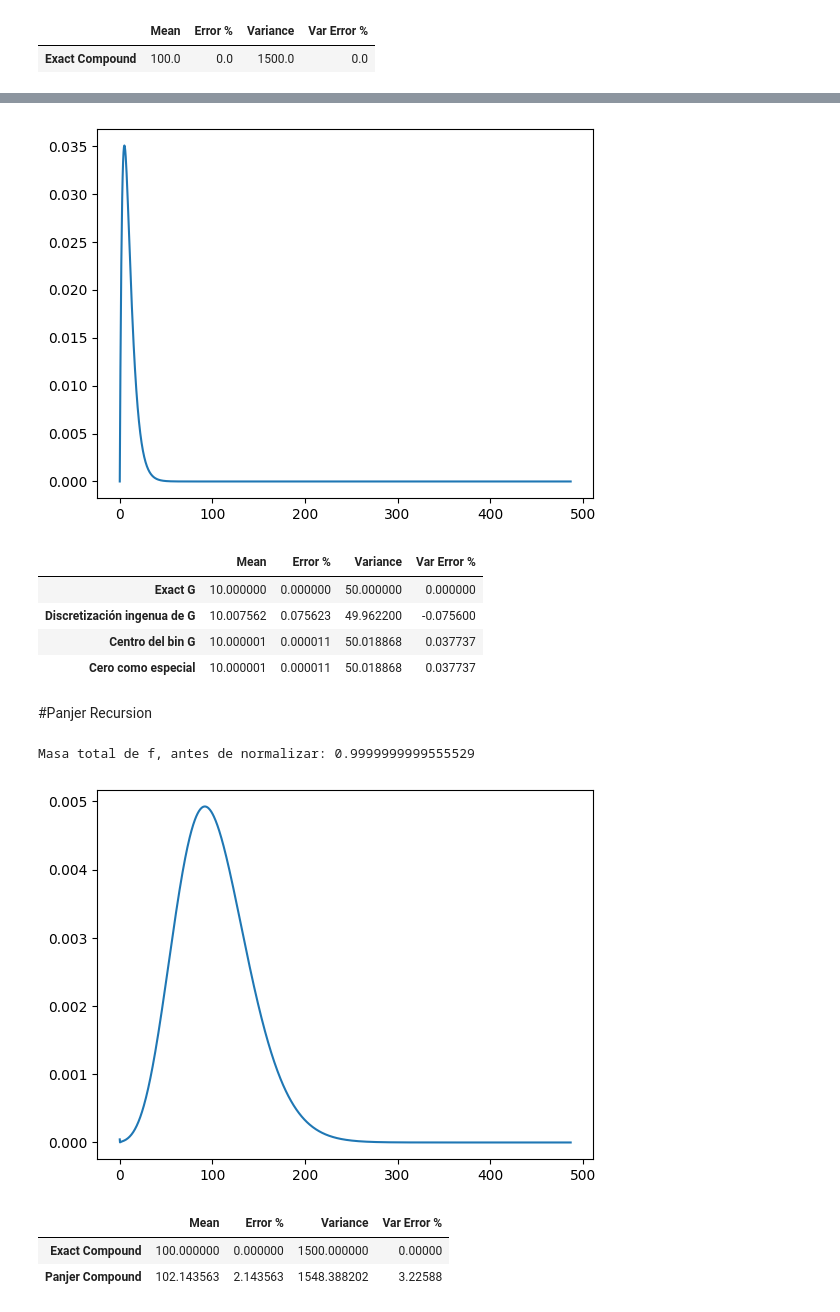
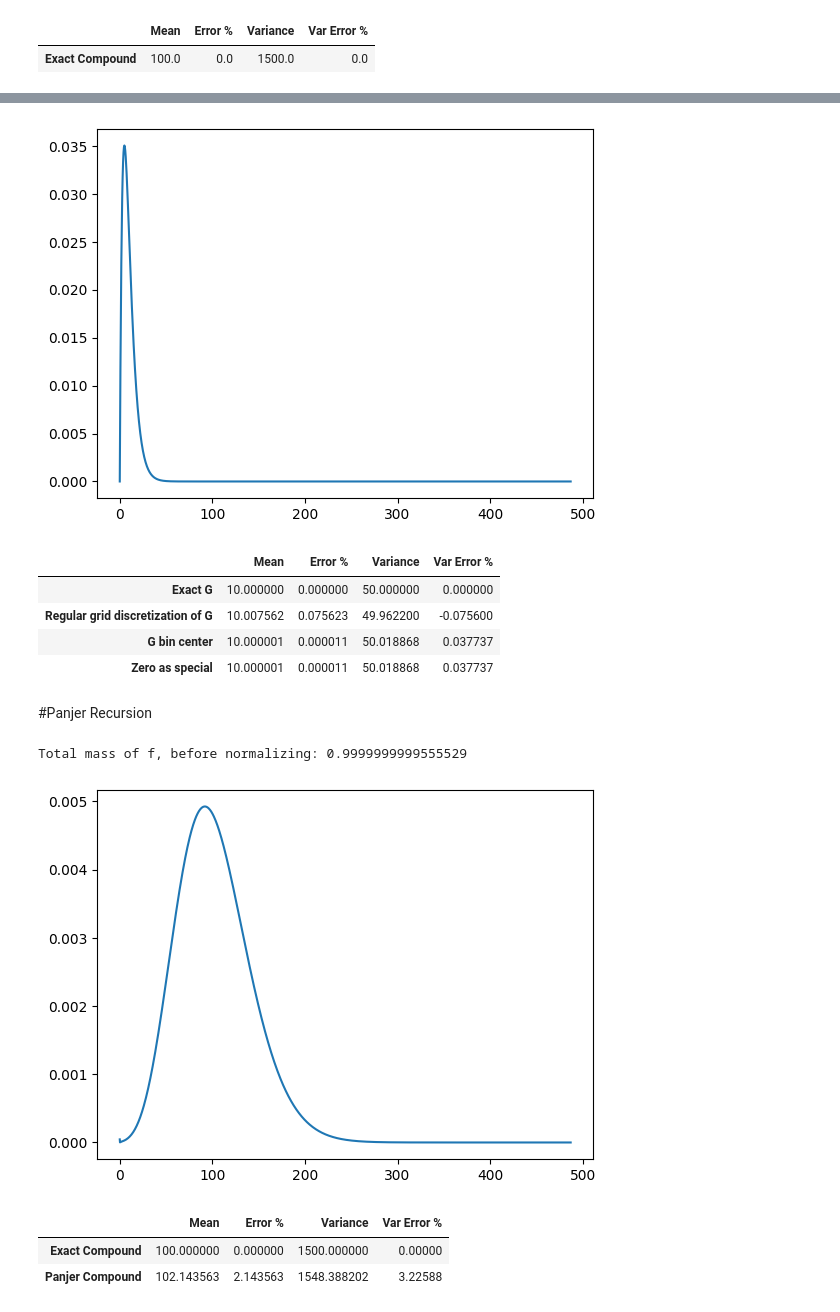
Before and after one commit to adrianaruizmi/finance-portfolio, a Jupyter notebook: CompoundDistributions.ipynb, the cells around one changed output, grey strips where cells are left out. Drawn from its saved outputs; the diff is of its cells as text; code cells hidden in the pictures.

Commit message:
CompoundDistributionsENG.ipynb

```diff
--- a/CompoundDistributions.ipynb
+++ b/CompoundDistributions.ipynb
@@ -63,5 +62,5 @@ Para que la **FFT funcione correctamente**, tanto $f$ como $g$ deben tener la **
 # %%
-# Tanto Panjer como FFT requieren discretización.
+# Both Panjer and FFT require discretization.
 
 g_versions = pd.DataFrame()
 g_versions["Exact G"] = {
@@ -70,18 +69,18 @@ g_versions["Exact G"] = {
 
 vector_len = 1024
 
-# Para determinar hasta dónde discretizar, podemos tomar un cuantil:
+# To determine how far to discretize, we take a quantile:
 G_max = severity_distribution.ppf(0.99999)
 
-# Para F, no conocemos el cuantil, así que tomemos la media más 10 veces la desviación estándar:
+# Since for F, we do not know the quantile, we take the mean plus 10 times the standard deviation:
 F_max = S_mean + 10 * math.sqrt(S_var)
 
-# No sabemos cuál será mayor y tenemos que acomodar el mayor.
+# We order the values
 x_max = max(G_max, F_max)
 
 h = x_max / (vector_len - 1)
 
-# Discretización ingenua:
+# Regular grid discretization
 x_vals = np.linspace(0, x_max, vector_len)  # X-axis range
 g = severity_distribution.pdf(x_vals)
 g /= g.sum()
@@ -89,14 +88,14 @@ g /= g.sum()
 g_mean = np.sum(x_vals * g)
 g_var = np.sum(x_vals**2 * g) - g_mean**2
 
-g_versions["Discretización ingenua de G"] = {
+g_versions["Regular grid discretization of G"] = {
     "Mean": g_mean,
     "Error %": (g_mean-severity_distribution.mean())*100/severity_distribution.mean(),
     "Variance": g_var,
     "Var Error %": (g_var-severity_distribution.var())*100/severity_distribution.var()
     }
 
-# Algo más preciso. Hacer que x sea el centro de los bins y usar la diferencia de la CDF.
+# To be more precise, let x be the center of the bins and use the difference of the CDF.
 x_vals = np.linspace(h/2, x_max+h/2, vector_len)  # X-axis range
 g = severity_distribution.cdf(x_vals+h/2) - severity_distribution.cdf(x_vals-h/2)
 g[0] = severity_distribution.cdf(h) # just in case there is mass at negative points
@@ -106,57 +105,57 @@ g /= g.sum()
 g_mean = np.sum(x_vals * g)
 g_var = np.sum(x_vals**2 * g) - g_mean**2
 
-g_versions["Centro del bin G"] = {
+g_versions["G bin center"] = {
     "Mean": g_mean,
     "Error %": (g_mean-severity_distribution.mean())*100/severity_distribution.mean(),
     "Variance": g_var,
     "Var Error %": (g_var-severity_distribution.var())*100/severity_distribution.var()
     }
 
 
-# Tratar el cero como especial. g[0] = G(0). g[k] = masa de G en x ( h (k - 1), h k]
+# Treat zero as special. g[0] = G(0). g[k] = mass of G at x ( h (k - 1), h k]
 x_vals = np.linspace(-h/2, x_max-h/2, vector_len)  # X-axis range
 x_vals[0] = 0
 
-g[0] = severity_distribution.cdf(h*1e-10)  # maneja la masa puntual verdadera si está presente
+g[0] = severity_distribution.cdf(h*1e-10)  # handles the true point mass if present
 g[2:] = severity_distribution.cdf(x_vals[2:]+h/2) - severity_distribution.cdf(x_vals[2:]-h/2)
 g[1] = 1 - g[0] - g[2:].sum()
 
 g_mean = np.sum(x_vals * g)
 g_var = np.sum(x_vals**2 * g) - g_mean**2
 
-g_versions["Cero como especial"] = {
+g_versions["Zero as special"] = {
     "Mean": g_mean,
     "Error %": (g_mean-severity_distribution.mean())*100/severity_distribution.mean(),
     "Variance": g_var,
     "Var Error %": (g_var-severity_distribution.var())*100/severity_distribution.var()
     }
 
 plt.plot(x_vals, g)
 plt.show()
 
 g_versions.T
 # %% [output]
 [figure]
 |  | Mean | Error % | Variance | Var Error % |
 | Exact G | 10.000000 | 0.000000 | 50.000000 | 0.000000 |
-| Discretización ingenua de G | 10.007562 | 0.075623 | 49.962200 | -0.075600 |
-| Centro del bin G | 10.000001 | 0.000011 | 50.018868 | 0.037737 |
-| Cero como especial | 10.000001 | 0.000011 | 50.018868 | 0.037737 |
+| Regular grid discretization of G | 10.007562 | 0.075623 | 49.962200 | -0.075600 |
+| G bin center | 10.000001 | 0.000011 | 50.018868 | 0.037737 |
+| Zero as special | 10.000001 | 0.000011 | 50.018868 | 0.037737 |
 # %% [markdown]
 #Panjer Recursion
 # %%
 
-# inicializar f todo cero
+# initialize f
 f = np.zeros(vector_len)
 
 f[0] = number_pgf(g[0])
 
-# (a,b,0), asumiendo Poisson
+# (a,b,0), assuming Poisson
 a = 0
 b = lambda_
 
-# nota: los ranges en Python _excluyen_ el índice superior!
+# note: ranges in Python _exclude_ the upper index!
 for k in range(1, vector_len):
   for i in range(1, k+1):
     f[k] += (a + (b * i)/k) * g[i] * f[k-i]
@@ -164,14 +163,14 @@ for k in range(1, vector_len):
 
 f /= (1 - a * g[0])
 
-print(f"Masa total de f, antes de normalizar: {f.sum()}")
+print(f"Total mass of f, before normalizing: {f.sum()}")
 
 f /= f.sum()
 
 plt.plot(x_vals, f)
 plt.show()
 # %% [output]
-Masa total de f, antes de normalizar: 0.9999999999555529
+Total mass of f, before normalizing: 0.9999999999555529
 [figure]
 # %%
 S_panjer_mean = np.sum(x_vals * f)
```
Also changed, not shown: parts of 9 cells of this notebook.
